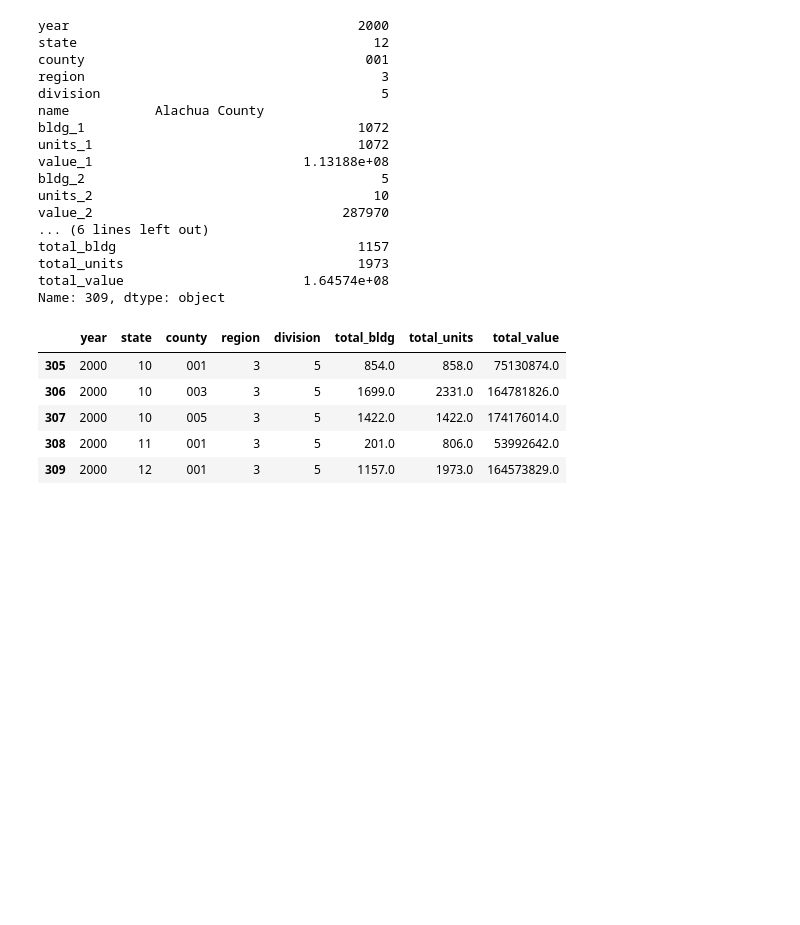
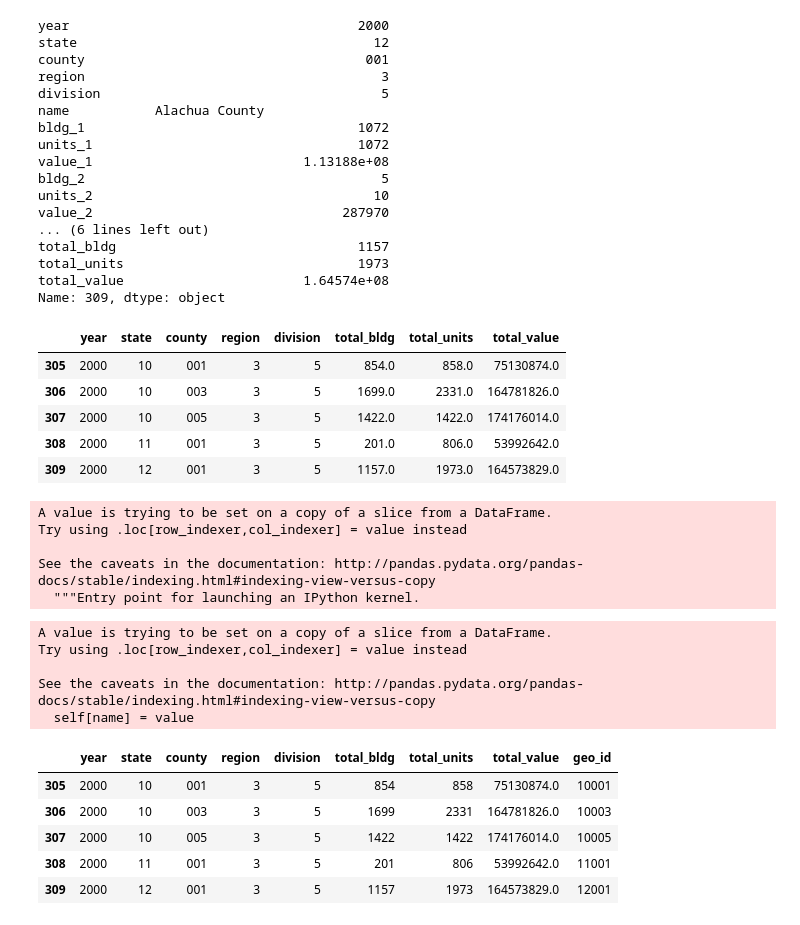
Before and after one commit to justincohler/evictions-learn, a Jupyter notebook: src/data/Gathering and Cleaning Census Data .ipynb, the cells around one changed output. Cells and saved outputs as stored; diff of their text form; code cells hidden in the pictures; blank space fills up the shorter version.

Commit message:
finished permits feature generation

```diff
--- a/src/data/Gathering and Cleaning Census Data .ipynb
+++ b/src/data/Gathering and Cleaning Census Data .ipynb
@@ -106,0 +108,2 @@ ValueError: cannot insert level_0, already exists
+# %%
+permits = permits[permits.duplicated() == False]
@@ -169,3 +182,29 @@ permits_total.head()
 | 307 | 2000 | 10 | 005 | 3 | 5 | 1422.0 | 1422.0 | 174176014.0 |
 | 308 | 2000 | 11 | 001 | 3 | 5 | 201.0 | 806.0 | 53992642.0 |
 | 309 | 2000 | 12 | 001 | 3 | 5 | 1157.0 | 1973.0 | 164573829.0 |
+# %%
+permits_total['geo_id'] = permits['state'] + permits['county']
+# %% [output]
+A value is trying to be set on a copy of a slice from a DataFrame.
+Try using .loc[row_indexer,col_indexer] = value instead
+
+See the caveats in the documentation: http://pandas.pydata.org/pandas-docs/stable/indexing.html#indexing-view-versus-copy
+  """Entry point for launching an IPython kernel.
+# %%
+permits_total.total_units = permits_total.total_units.astype(int)
+permits_total.total_bldg = permits_total.total_bldg.astype(int)
+# %% [output]
+A value is trying to be set on a copy of a slice from a DataFrame.
+Try using .loc[row_indexer,col_indexer] = value instead
+
+See the caveats in the documentation: http://pandas.pydata.org/pandas-docs/stable/indexing.html#indexing-view-versus-copy
+  self[name] = value
+# %%
+permits_total.head()
+# %% [output]
+|  | year | state | county | region | division | total_bldg | total_units | total_value | geo_id |
+| 305 | 2000 | 10 | 001 | 3 | 5 | 854 | 858 | 75130874.0 | 10001 |
+| 306 | 2000 | 10 | 003 | 3 | 5 | 1699 | 2331 | 164781826.0 | 10003 |
+| 307 | 2000 | 10 | 005 | 3 | 5 | 1422 | 1422 | 174176014.0 | 10005 |
+| 308 | 2000 | 11 | 001 | 3 | 5 | 201 | 806 | 53992642.0 | 11001 |
+| 309 | 2000 | 12 | 001 | 3 | 5 | 1157 | 1973 | 164573829.0 | 12001 |
```
Also changed, not shown: parts of 4 cells of this notebook, 2 other files.
